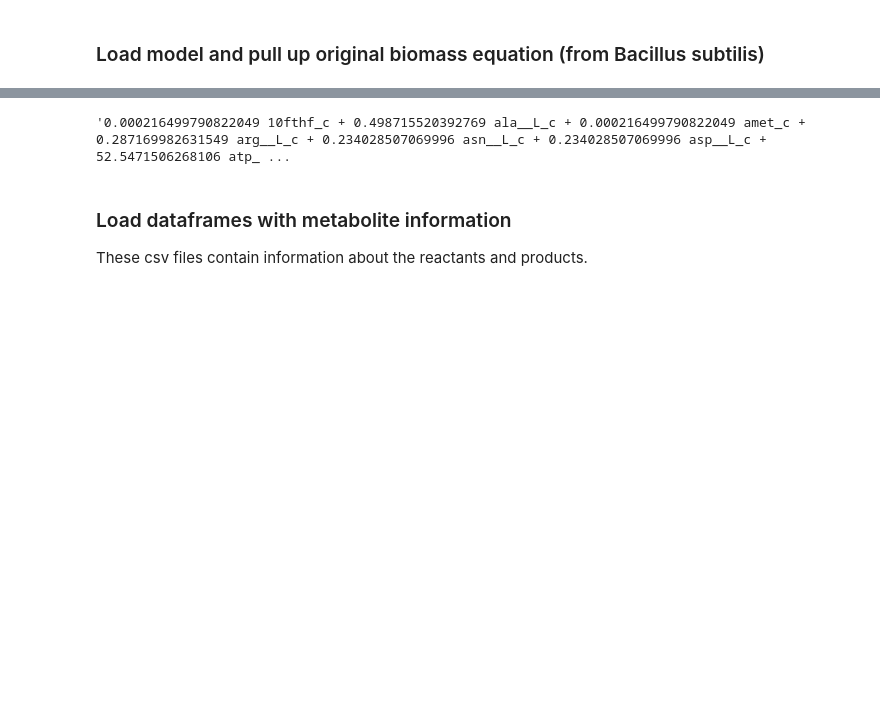
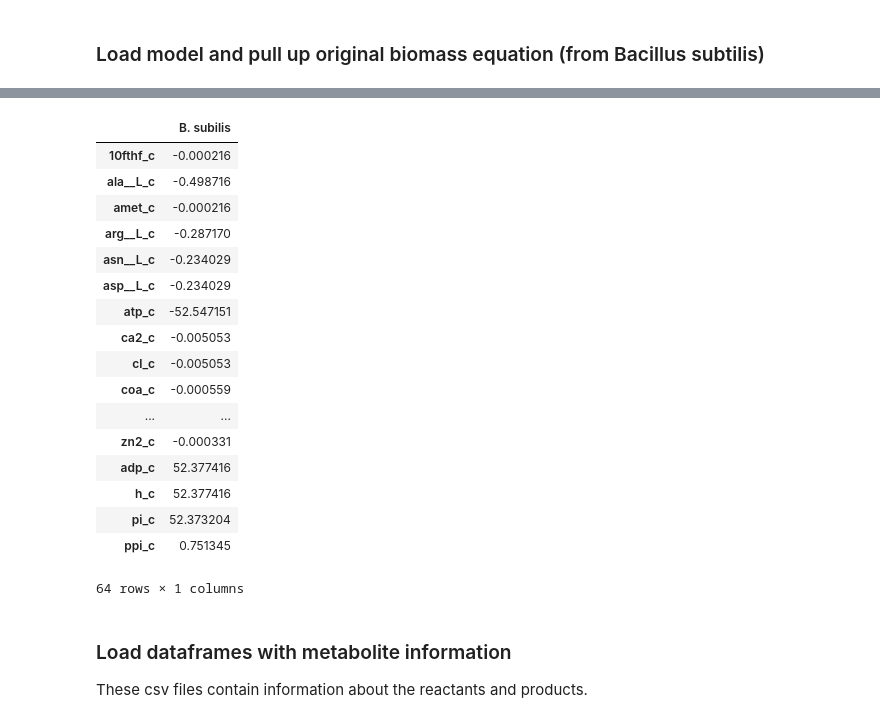
Before and after one commit to LBLQMM/RhodococcusGSM, a Jupyter notebook: Biodesign_gr/notebooks/D_biomass_reactions.ipynb, the cells around one changed output, grey strips where cells are left out. Drawn from its saved outputs; the diff is of its cells as text; code cells hidden in the pictures; blank space fills up the shorter version.

```diff
--- a/Biodesign_gr/notebooks/D_biomass_reactions.ipynb
+++ b/Biodesign_gr/notebooks/D_biomass_reactions.ipynb
@@ -47,10 +47,42 @@ model
 | Objective expression | 1.0*Growth - 1.0*Growth_reverse_6... |
 | Compartments | cytosol, periplasm, extracellular... |
 # %%
-original_biomass_reaction = model.reactions.get_by_id('Growth')
-original_biomass_reaction.reaction
+# biomass_comps = pd.DataFrame({'B. subtilis' : })
+b_subtiltis_biomass_reaction = model.reactions.get_by_id('Growth').reaction
+
+consumed_string, produced_string = b_subtiltis_biomass_reaction.split(' --> ')
+
+consumed_list = consumed_string.split(' + ')
+produced_list = produced_string.split(' + ')
+
+consumed_dict = {met.split(' ')[1] : -1* float(met.split(' ')[0]) for met in consumed_list}
+produced_dict = {met.split(' ')[1] : float(met.split(' ')[0]) for met in produced_list}
+
+def Merge(dict1, dict2):
+    res = {**dict1, **dict2}
+    return res
+
+biomass_comps = pd.DataFrame.from_dict(Merge(consumed_dict, produced_dict), orient='index', columns=['B. subilis'])
+biomass_comps
 # %% [output]
+|  | B. subilis |
+| 10fthf_c | -0.000216 |
+| ala__L_c | -0.498716 |
+| amet_c | -0.000216 |
+| arg__L_c | -0.287170 |
+| asn__L_c | -0.234029 |
+| asp__L_c | -0.234029 |
+| atp_c | -52.547151 |
+| ca2_c | -0.005053 |
+| cl_c | -0.005053 |
+| coa_c | -0.000559 |
+| ... | ... |
+| zn2_c | -0.000331 |
+| adp_c | 52.377416 |
+| h_c | 52.377416 |
+| pi_c | 52.373204 |
+| ppi_c | 0.751345 |
-'0.000216499790822049 10fthf_c + 0.498715520392769 ala__L_c + 0.000216499790822049 amet_c + 0.287169982631549 arg__L_c + 0.234028507069996 asn__L_c + 0.234028507069996 asp__L_c + 52.5471506268106 atp_ ...
+64 rows × 1 columns
 # %% [markdown]
 ### Load dataframes with metabolite information
 These csv files contain information about the reactants and products.
```
Also changed, not shown: parts of 2 cells of this notebook, 1 other file.
